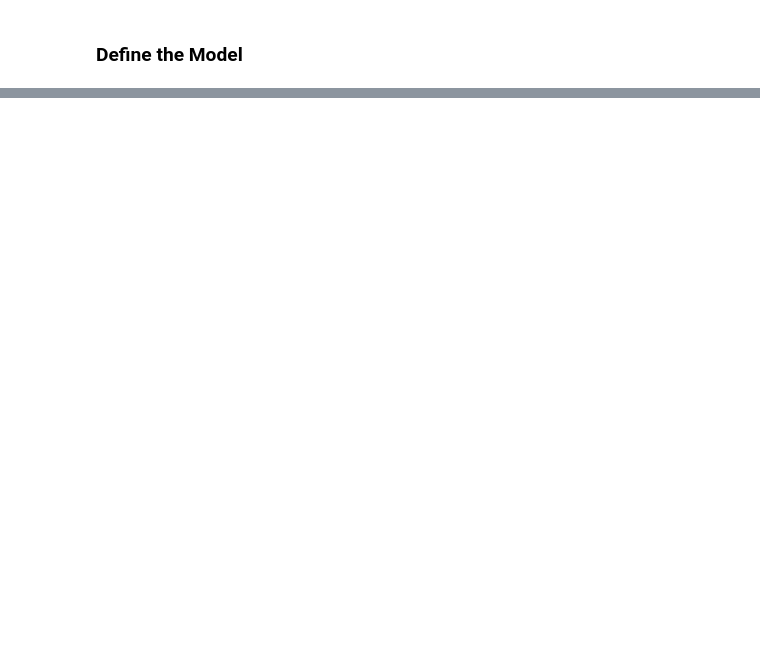
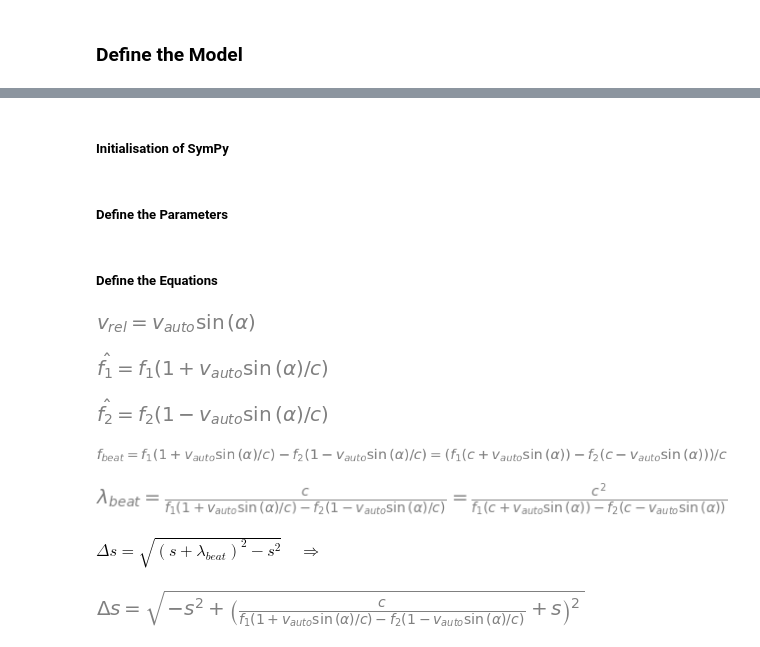
Before and after one commit to ClaasMeints/Optical-Velocimeter, a Jupyter notebook: Simulation.ipynb, the cells around one changed output, grey strips where cells are left out. Saved outputs shown, nothing was run; the diff lists cells and outputs as text; code cells hidden in the pictures; blank space fills up the shorter version.

```diff
--- a/Simulation.ipynb
+++ b/Simulation.ipynb
@@ -29,0 +5,42 @@ Doppler Shift:
+# %% [markdown]
+##### Initialisation of SymPy
+# %%
+import sympy as sym
+from IPython.display import display, Math
+
+# Init Printing
+sym.init_printing()
+
+def func(name: str, f: sym.core, simplify: bool = False):
+    display(sym.Eq(sym.symbols(name), sym.Eq(f, sym.simplify(f), evaluate=False) if simplify else f, evaluate=False))
+    return f
+# %% [markdown]
+##### Define the Parameters
+# %%
+f1, f2, vAuto, alpha = sym.symbols('f_1 f_2 v_{auto} \\alpha')
+s, c = sym.symbols('s c', constant=True)
+# %% [markdown]
+##### Define the Equations
+# %%
+# Relative Velocity
+vRel = func('v_{rel}', vAuto * sym.sin(alpha))
+
+# Doppler Shift
+f1Doppler = func('\hat{f_1}', f1 * (1 + vRel / c))
+f2Doppler = func('\hat{f_2}', f2 * (1 - vRel / c))
+
+# Beat Frequency and Wavelength
+fBeat = func('f_{beat}', f1Doppler - f2Doppler, simplify=True)
+lambdaBeat = func('\lambda_{beat}', c / fBeat, simplify=True)
+
+# Delta S
+display(Math('\Delta s = \\sqrt{\\left(s + \\lambda_{beat}\\right)^{2} - s^{2}}\\quad\\Rightarrow'))
+deltaS = func('\Delta{}s', sym.sqrt((s + lambdaBeat)**2 - s**2))
+# %% [output]
+[figure, added]
+[figure, added]
+[figure, added]
+[figure, added]
+[figure, added]
+$\displaystyle \Delta s = \sqrt{\left(s + \lambda_{beat}\right)^{2} - s^{2}}\quad\Rightarrow$
+[figure, added]
```
Also changed, not shown: parts of 5 cells of this notebook.
